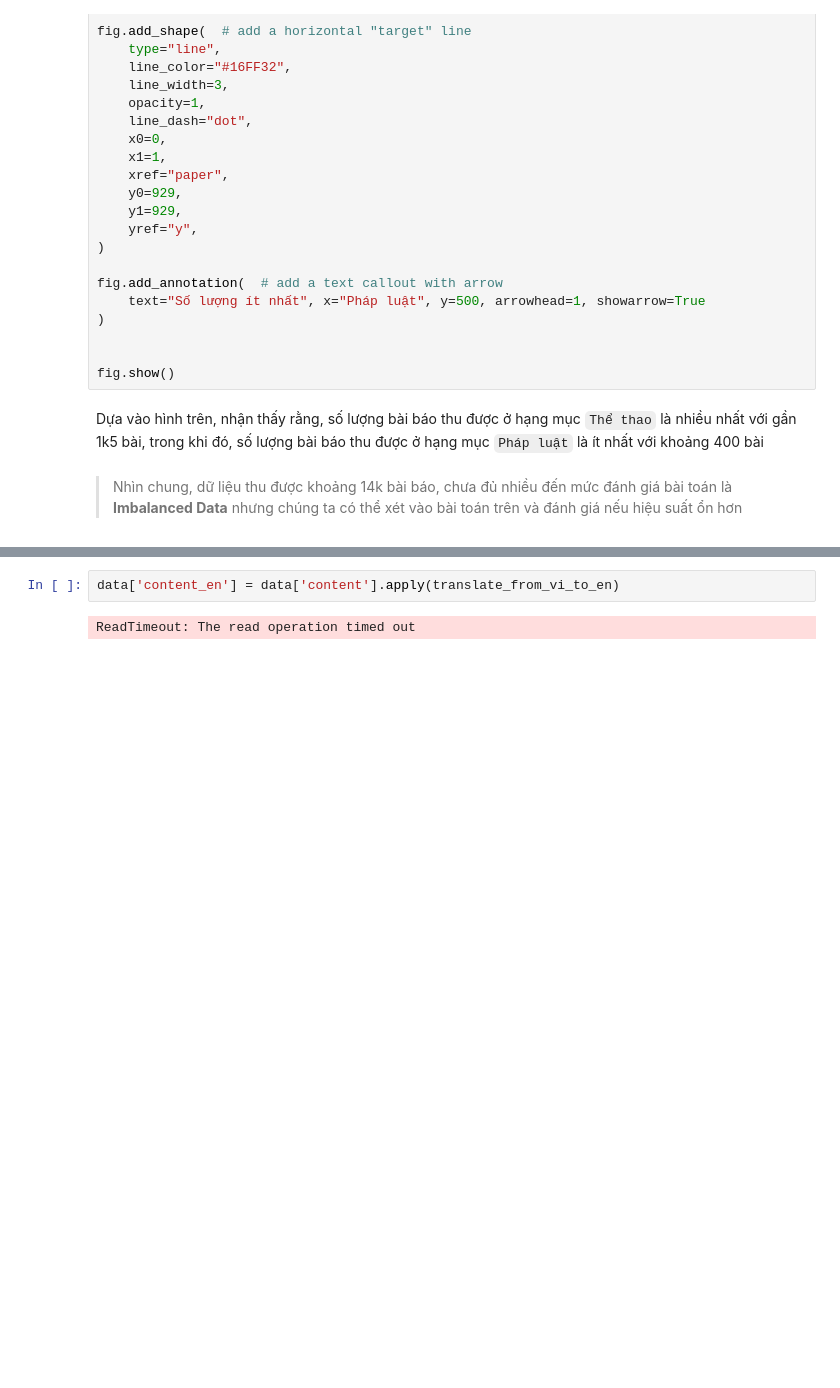
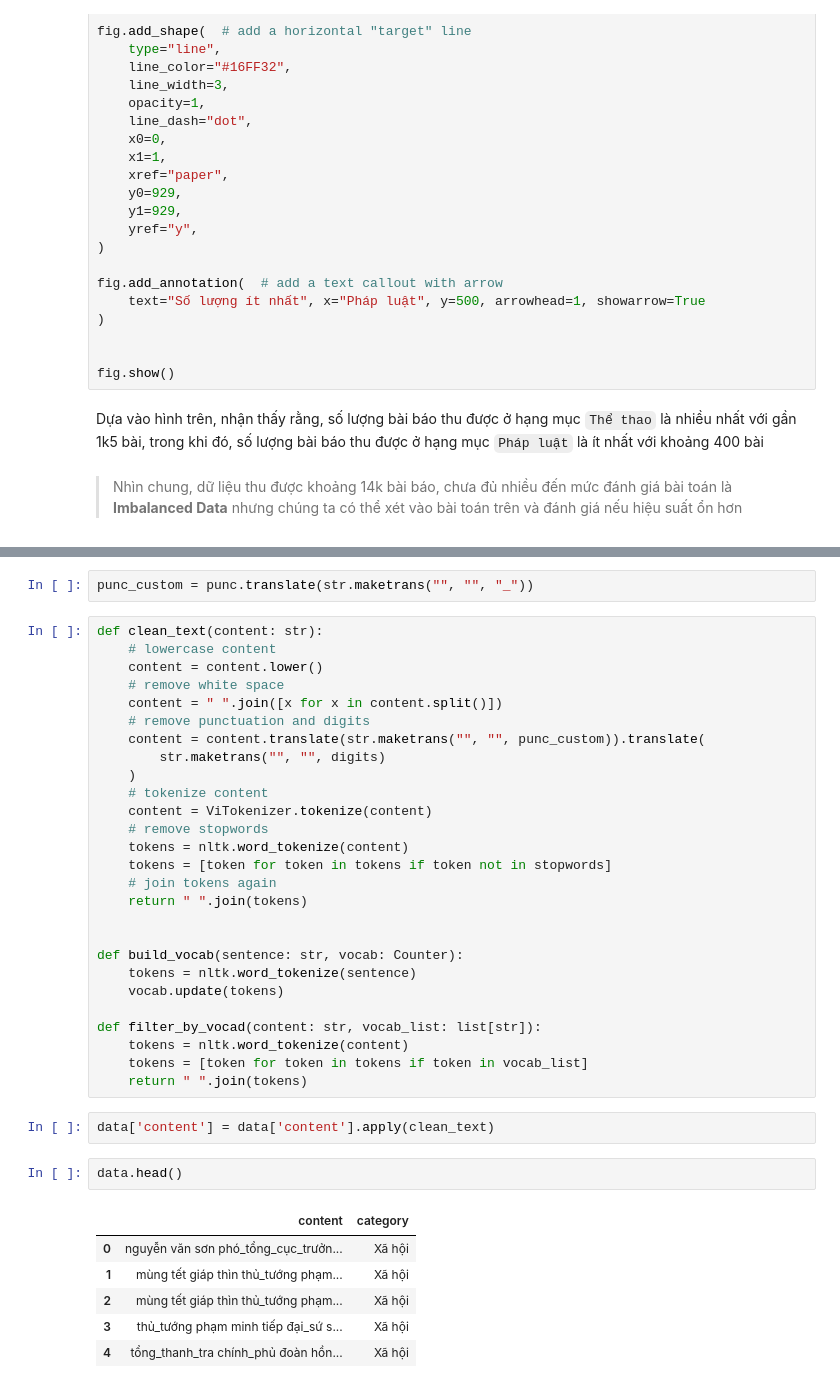
Before and after one commit to nguyendongmanh/vietnamese-text-classify, a Jupyter notebook: train/data_preprocessing.ipynb, the cells around one changed output, grey strips where cells are left out. Drawn from its saved outputs; the diff is of its cells as text; blank space fills up the shorter version.

Commit message:
Data Preprocessing

```diff
--- a/train/data_preprocessing.ipynb
+++ b/train/data_preprocessing.ipynb
@@ -178,4 +158,40 @@ def translate_from_vi_to_en(content: str):
+# %%
+punc_custom = punc.translate(str.maketrans("", "", "_"))
+# %%
+def clean_text(content: str):
+    # lowercase content
+    content = content.lower()
+    # remove white space
+    content = " ".join([x for x in content.split()])
+    # remove punctuation and digits
+    content = content.translate(str.maketrans("", "", punc_custom)).translate(
+        str.maketrans("", "", digits)
+    )
+    # tokenize content
+    content = ViTokenizer.tokenize(content)
+    # remove stopwords
+    tokens = nltk.word_tokenize(content)
+    tokens = [token for token in tokens if token not in stopwords]
+    # join tokens again
+    return " ".join(tokens)
+
+
+def build_vocab(sentence: str, vocab: Counter):
+    tokens = nltk.word_tokenize(sentence)
+    vocab.update(tokens)
+
+def filter_by_vocad(content: str, vocab_list: list[str]):
+    tokens = nltk.word_tokenize(content)
+    tokens = [token for token in tokens if token in vocab_list]
+    return " ".join(tokens)
 # %%
-data['content_en'] = data['content'].apply(translate_from_vi_to_en)
+data['content'] = data['content'].apply(clean_text)
-# %% [output]
-ReadTimeout: The read operation timed out
+# %%
+data.head()
+# %% [output]
+|  | content | category |
+| 0 | nguyễn văn sơn phó_tổng_cục_trưởn... | Xã hội |
+| 1 | mùng tết giáp thìn thủ_tướng phạm... | Xã hội |
+| 2 | mùng tết giáp thìn thủ_tướng phạm... | Xã hội |
+| 3 | thủ_tướng phạm minh tiếp đại_sứ s... | Xã hội |
+| 4 | tổng_thanh_tra chính_phủ đoàn hồn... | Xã hội |
```
Also changed, not shown: parts of 15 cells of this notebook.
